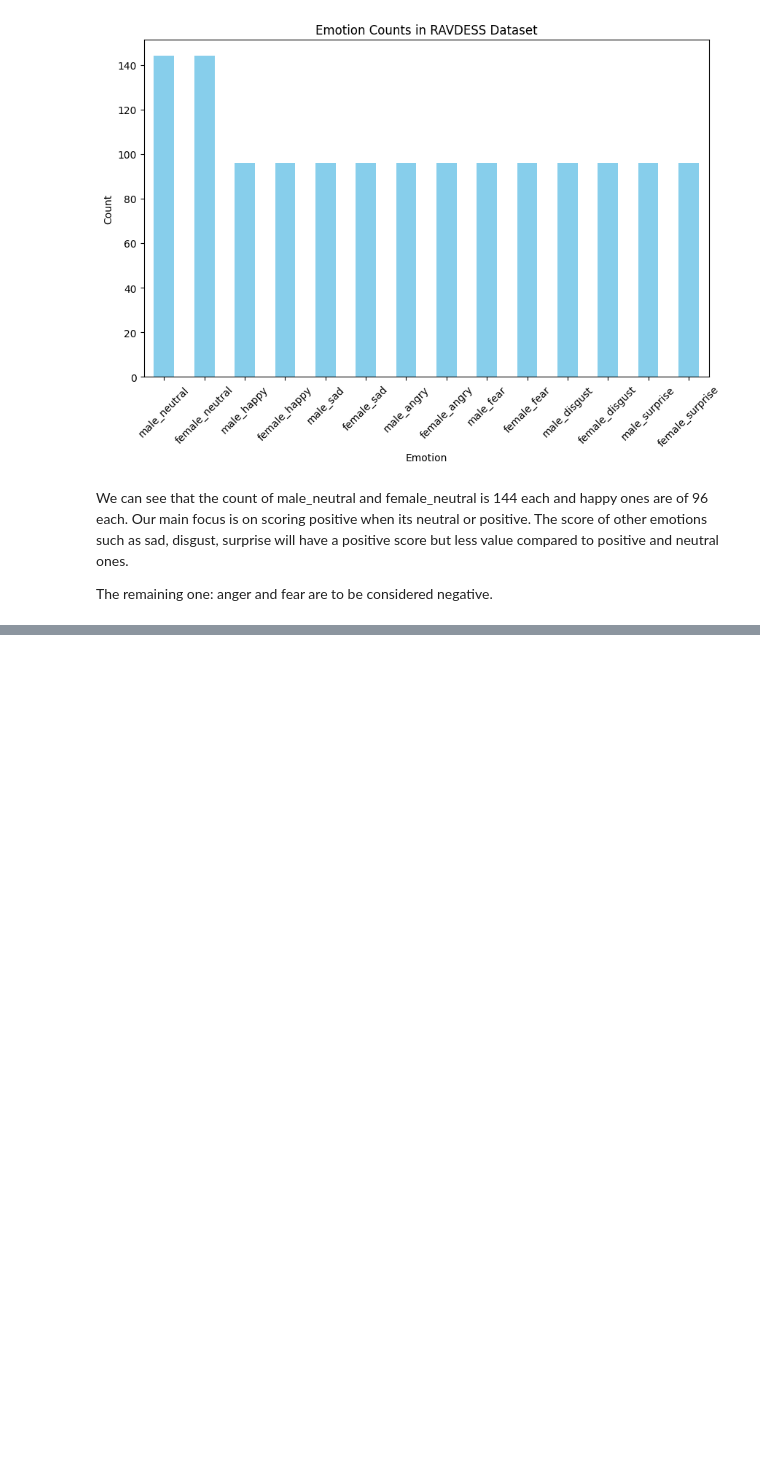
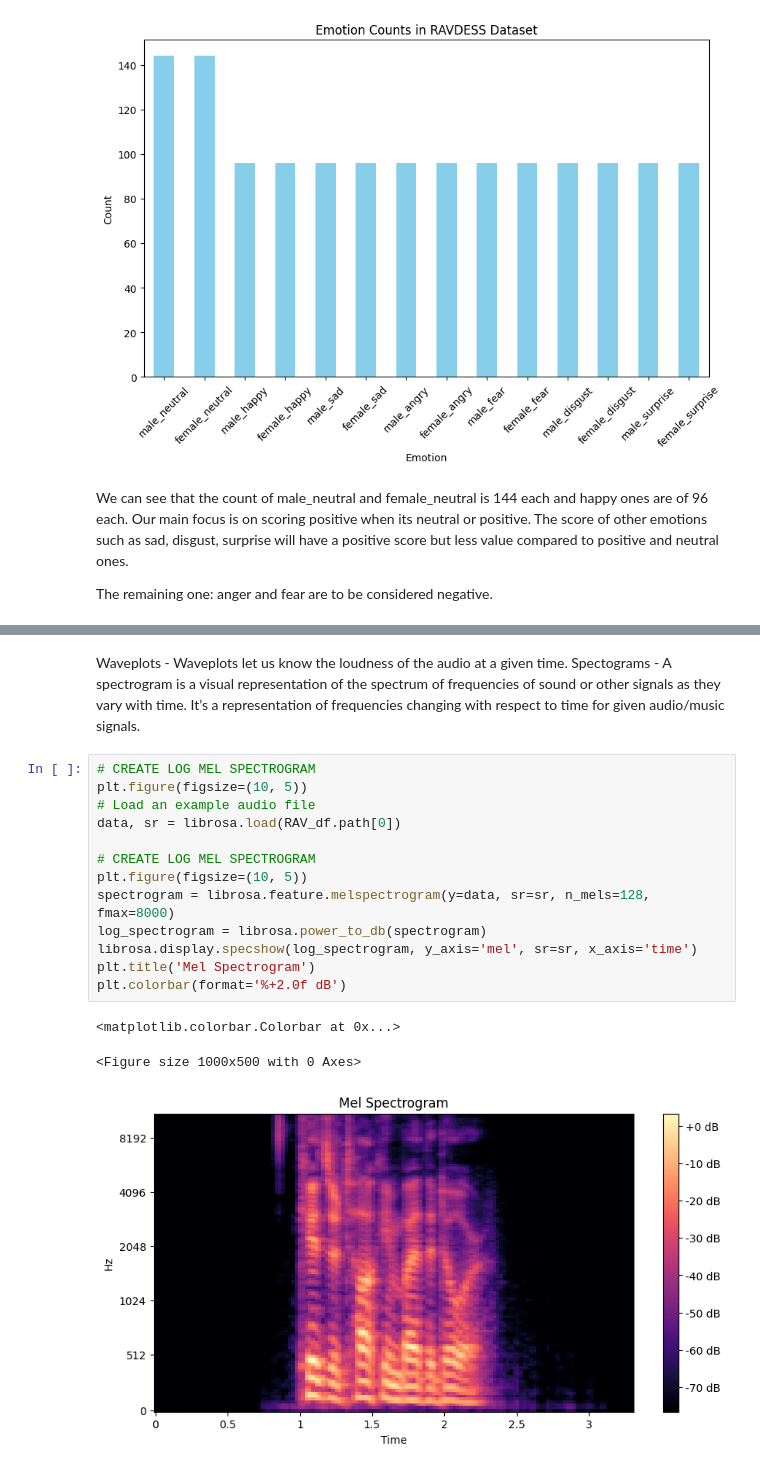
Before and after one commit to Priyanshraj26/IMPACT, a Jupyter notebook: train.ipynb, the cells around one changed output, grey strips where cells are left out. Cells and saved outputs as stored; diff of their text form; blank space fills up the shorter version.

```diff
--- a/train.ipynb
+++ b/train.ipynb
@@ -132,3 +132,23 @@ Next Steps:
 - Audio segmentation and applying the model
 - exporting visuals and tabluar data for the audio
 - Creating a scoring model for the same
+# %% [markdown]
+Waveplots - Waveplots let us know the loudness of the audio at a given time.
+Spectograms - A spectrogram is a visual representation of the spectrum of frequencies of sound or other signals as they vary with time. It’s a representation of frequencies changing with respect to time for given audio/music signals.
+# %%
+# CREATE LOG MEL SPECTROGRAM
+plt.figure(figsize=(10, 5))
+# Load an example audio file
+data, sr = librosa.load(RAV_df.path[0])
+
+# CREATE LOG MEL SPECTROGRAM
+plt.figure(figsize=(10, 5))
+spectrogram = librosa.feature.melspectrogram(y=data, sr=sr, n_mels=128, fmax=8000)
+log_spectrogram = librosa.power_to_db(spectrogram)
+librosa.display.specshow(log_spectrogram, y_axis='mel', sr=sr, x_axis='time')
+plt.title('Mel Spectrogram')
+plt.colorbar(format='%+2.0f dB')
+# %% [output]
+<matplotlib.colorbar.Colorbar at 0x...>
+<Figure size 1000x500 with 0 Axes>
+[figure, added]
```
Also changed, not shown: parts of 1 cell of this notebook, 1 other file.
